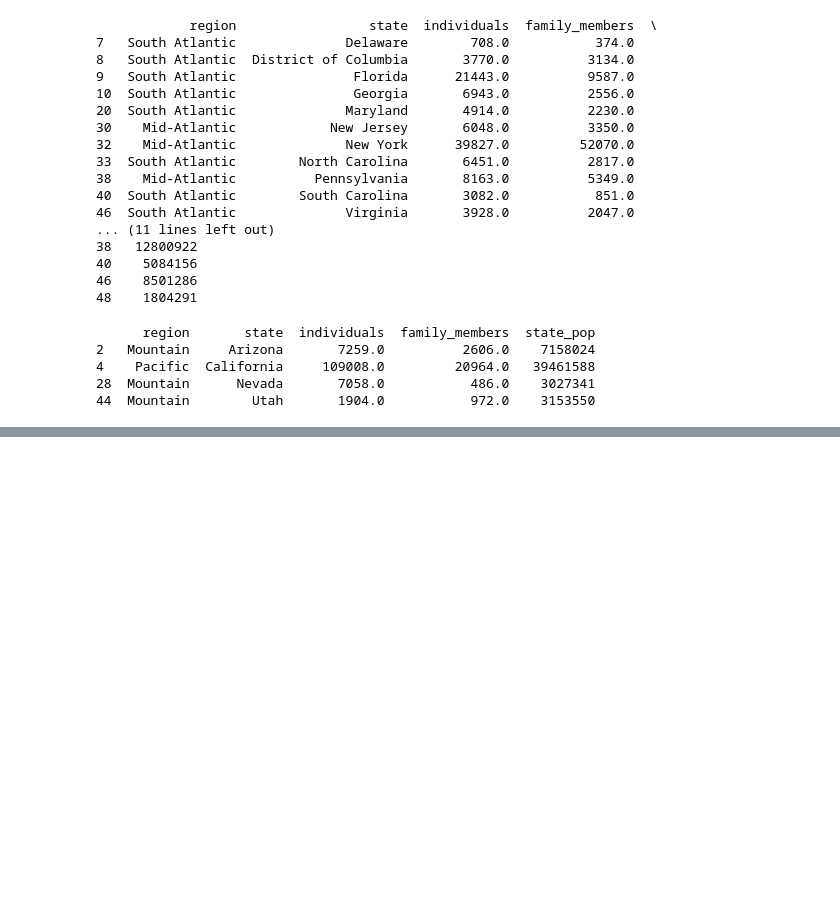
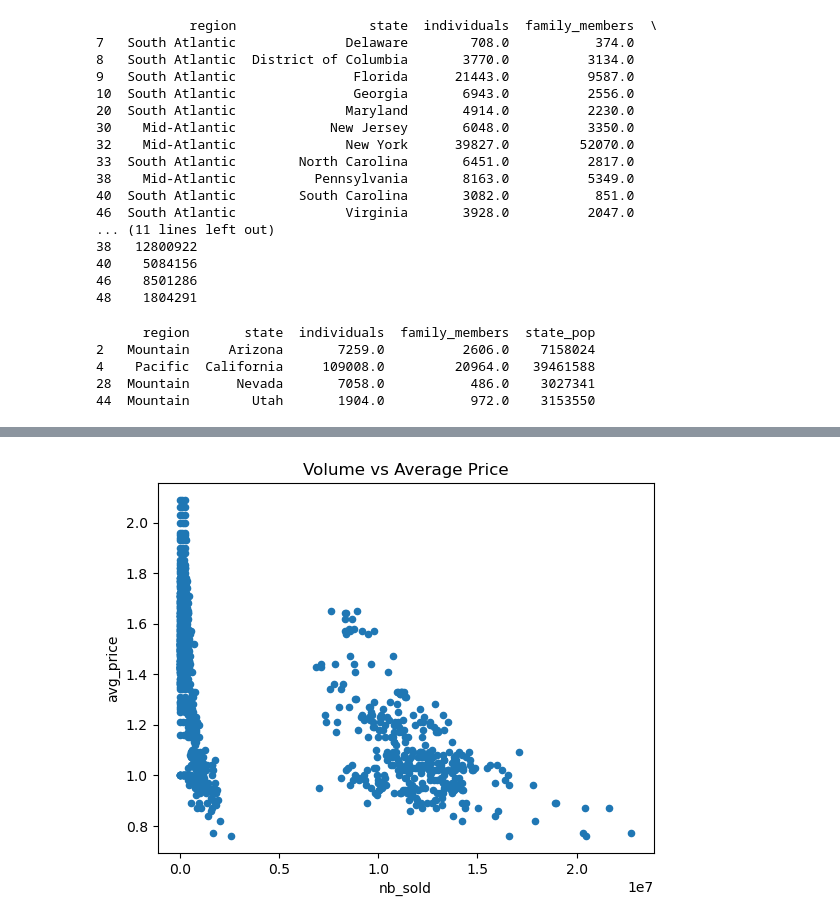
Before and after one commit to PracticalSwan/ITX2007-Data-Science, a Jupyter notebook: Lecture_3/midterm_practice_L3.ipynb, the cells around one changed output, grey strips where cells are left out. Drawn from its saved outputs; the diff is of its cells as text; code cells hidden in the pictures; blank space fills up the shorter version.

```diff
--- a/Lecture_3/midterm_practice_L3.ipynb
+++ b/Lecture_3/midterm_practice_L3.ipynb
@@ -137,0 +323,6 @@ print(mojave_homelessness)
+# %%
+# Scatter plot
+avocados.plot(x='nb_sold', y='avg_price', kind='scatter', title='Volume vs Average Price')
+plt.show()
+# %% [output]
+[figure, added]
```
Also changed, not shown: parts of 16 cells of this notebook.
